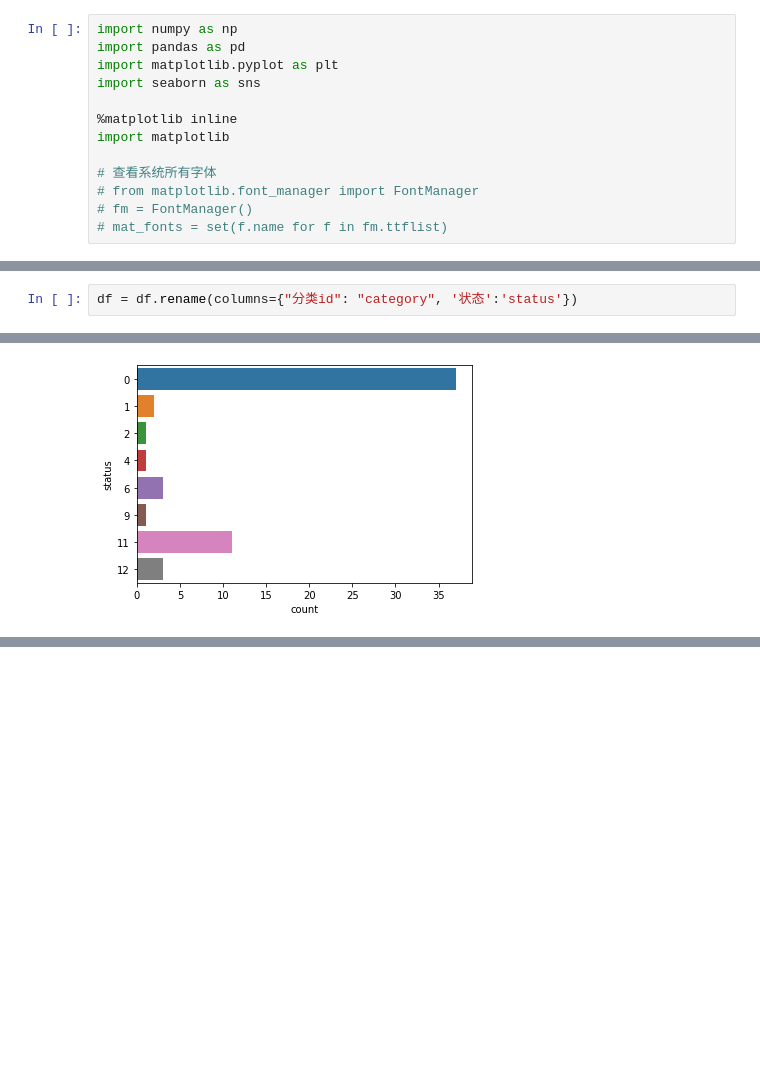
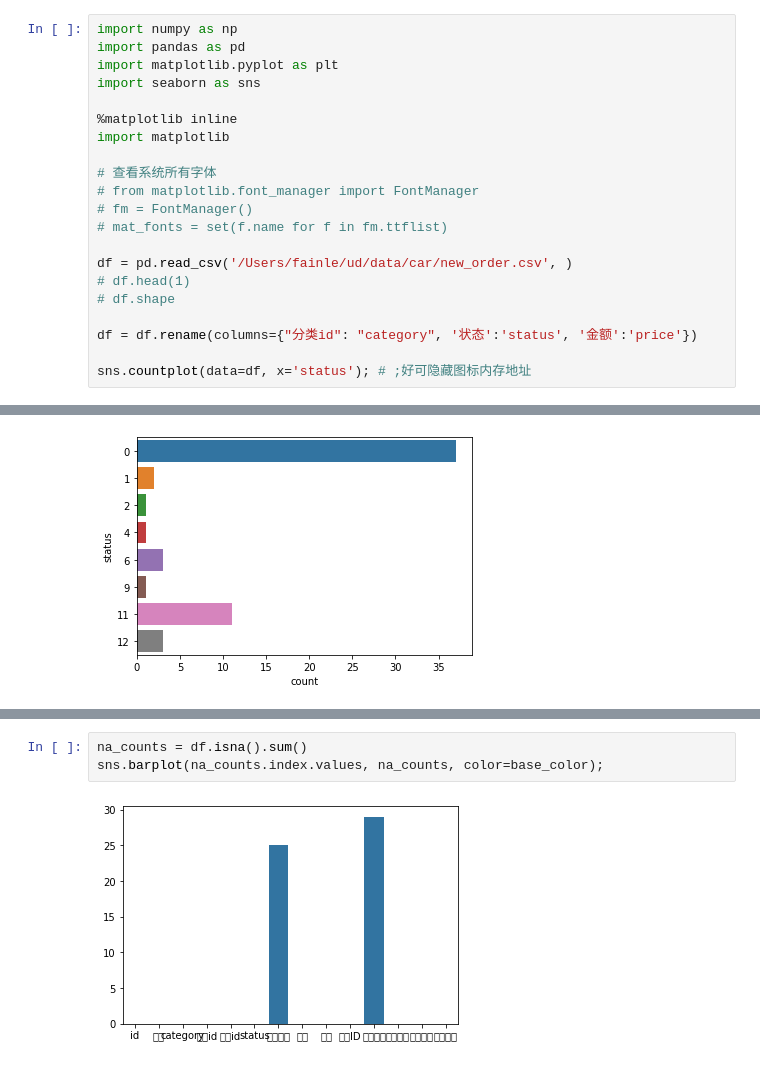
Before and after one commit to fainle/udacity_ds_exercise, a Jupyter notebook: 0901/2.ipynb, the cells around one changed output, grey strips where cells are left out. Drawn from its saved outputs; the diff is of its cells as text; blank space fills up the shorter version.

```diff
--- a/0901/2.ipynb
+++ b/0901/2.ipynb
@@ -11,3 +11,11 @@ import matplotlib
 # from matplotlib.font_manager import FontManager
 # fm = FontManager()
 # mat_fonts = set(f.name for f in fm.ttflist)
+
+df = pd.read_csv('/Users/fainle/ud/data/car/new_order.csv', )
+# df.head(1)
+# df.shape
+
+df = df.rename(columns={"分类id": "category", '状态':'status', '金额':'price'})
+
+sns.countplot(data=df, x='status'); # ;好可隐藏图标内存地址
@@ -25,2 +23,0 @@ df.shape
-# %%
-df = df.rename(columns={"分类id": "category", '状态':'status'})
@@ -90,3 +53,8 @@ for _, v in status_count.items():
     i += 1
 # %% [output]
 [figure]
+# %%
+na_counts = df.isna().sum()
+sns.barplot(na_counts.index.values, na_counts, color=base_color);
+# %% [output]
+[figure, added]
```
Also changed, not shown: parts of 26 cells of this notebook.
